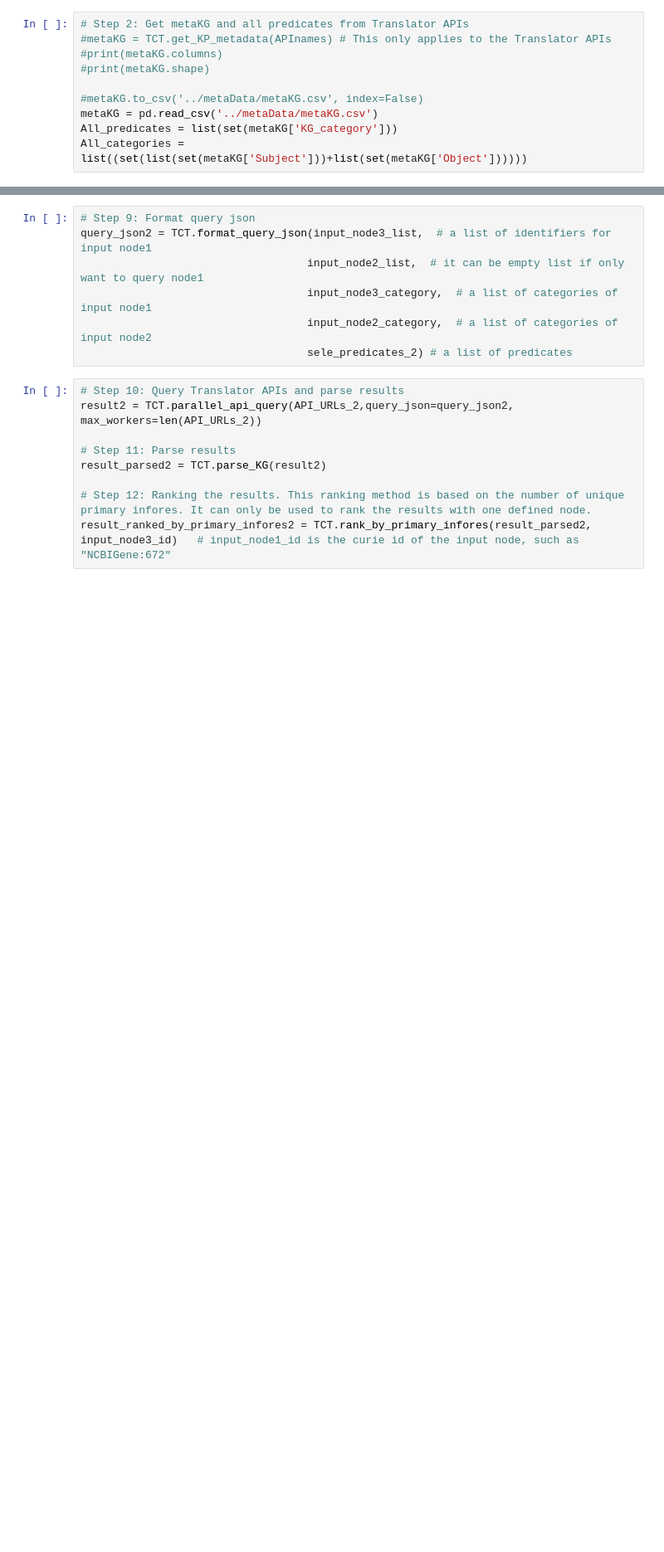
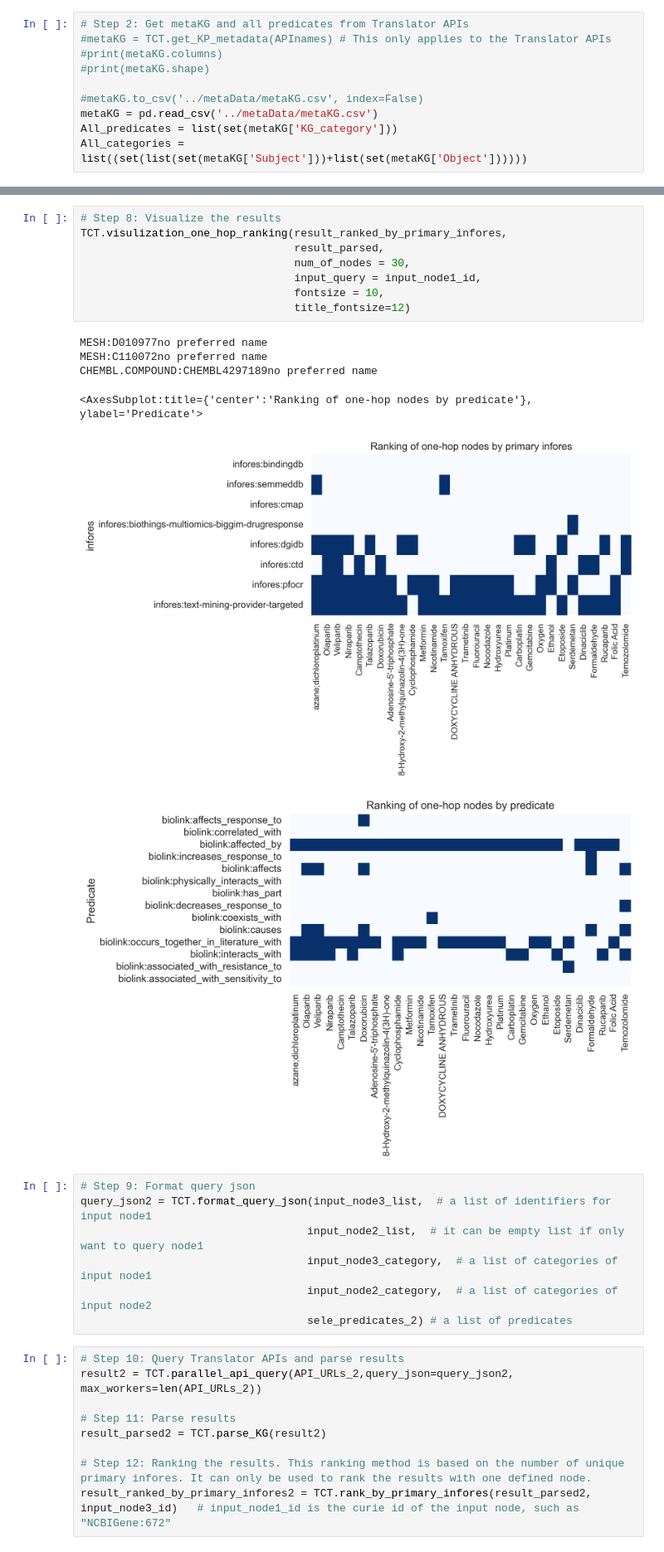
Before and after one commit to sierra-moxon/Translator_component_toolkit, a Jupyter notebook: notebooks/Path_finder.ipynb, the cells around one changed output, grey strips where cells are left out. Shown at 83% size. Cells and saved outputs as stored; diff of their text form; blank space fills up the shorter version.

Commit message:
revise id converting and visualizing

```diff
--- a/notebooks/Path_finder.ipynb
+++ b/notebooks/Path_finder.ipynb
@@ -98,3 +133,18 @@ TCT.visulization_one_hop_ranking(result_ranked_by_primary_infores, result_parsed
+# %%
+# Step 8: Visualize the results
+TCT.visulization_one_hop_ranking(result_ranked_by_primary_infores,
+                                 result_parsed,
+                                 num_of_nodes = 30,
+                                 input_query = input_node1_id,
+                                 fontsize = 10,
+                                 title_fontsize=12)
+# %% [output]
+MESH:D010977no preferred name
+MESH:C110072no preferred name
+CHEMBL.COMPOUND:CHEMBL4297189no preferred name
+<AxesSubplot:title={'center':'Ranking of one-hop nodes by predicate'}, ylabel='Predicate'>
+[figure, added]
+[figure, added]
 # %%
 # Step 9: Format query json
 query_json2 = TCT.format_query_json(input_node3_list,  # a list of identifiers for input node1
```
Also changed, not shown: parts of 9 cells of this notebook, 2 other files.
